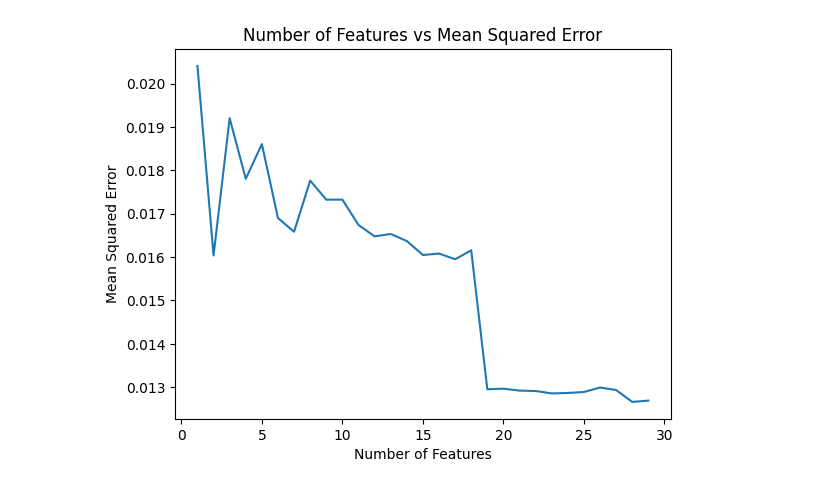
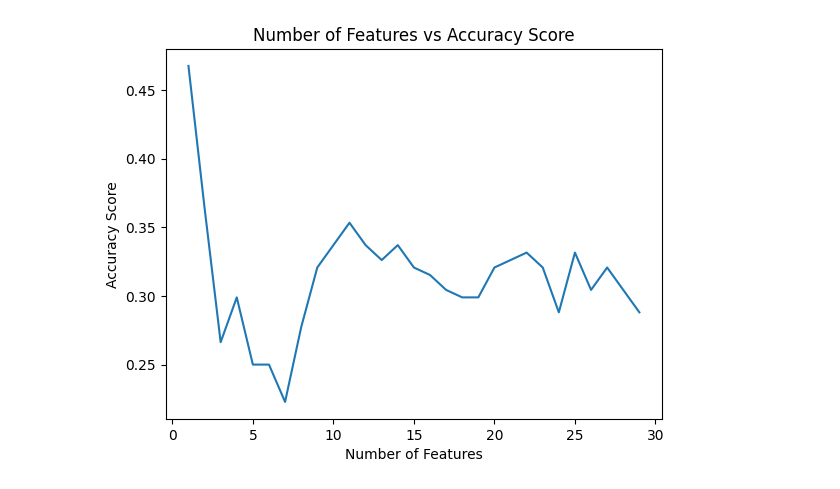
Before and after one commit to RaminKahidi/DAFT_CPSC_571, a Jupyter notebook: data_clean.ipynb, the cells around one changed output. Cells and saved outputs as stored; diff of their text form; code cells hidden in the pictures.

```diff
--- a/data_clean.ipynb
+++ b/data_clean.ipynb
@@ -11,6 +11,8 @@ data = pd.read_excel("data/Clinical_and_Other_Features.xlsx", skiprows=1)
 # skip the first row because it contains the units of the data
 data = data[~data.index.isin([0])]
 data.set_index("Patient ID", inplace=True)
+# only keep the first 47 columns (everything else happens after the MRI scan)
+data = data.iloc[:, :47]
 data
 # %% [output]
 |  | Days to MRI (From the Date of Dia... | Manufacturer | Manufacturer Model Name | Scan Options | Field Strength (Tesla) | ... |
@@ -33,7 +35,7 @@ data["Image Position of Patient (X)"] = data["Image Position of Patient"].str.sp
 data["Image Position of Patient (Y)"] = data["Image Position of Patient"].str.split("X").str[1]
 data["Image Position of Patient (Z)"] = data["Image Position of Patient"].str.split("X").str[2]
 
-data.drop(["Image Position of Patient", "Position", "Tumor Size (cm).1"], axis=1, inplace=True)
+data.drop(["Image Position of Patient", "Position"], axis=1, inplace=True)
 
 cont_cols = [
     'Days to MRI (From the Date of Diagnosis)',
@@ -54,9 +56,6 @@ cont_cols = [
     'Age at mammo (days)',
     'Tumor Size (cm)',
     'Date of Birth (Days)',
-    "Staging(Tumor Size)# [T]",
-    "Staging(Nodes)#(Nx replaced by -1)[N]",
-    "Staging(Metastasis)#(Mx -replaced by -1)[M]"
 ]
 
 disc_cols = data.columns[~data.columns.isin(cont_cols)]
@@ -138,0 +154,15 @@ mean_squared_error(y_test, y_pred)
+# %%
+# use recursive feature elimination, and plot a graph to see how the mse changes with the number of features
+from sklearn.feature_selection import RFE
+from concurrent.futures import ThreadPoolExecutor
+
+max_features = 30
+
+rfe = RFE(estimator=rf, n_features_to_select=max_features, step=0.005)
+rfe.fit(X_train, y_train)
+
+# get all the features in order of importance
+feature_importance = X.columns[rfe.support_]
+rf.fit(X_train[feature_importance], y_train)
+selected_features_score = pd.Series(rf.feature_importances_, index=feature_importance).sort_values(ascending=False)
+selected_features_score
@@ -139,23 +187,19 @@ mean_squared_error(y_test, y_pred)
 # %%
-# use recursive feature elimination, and plot a graph to see how the mse changes with the number of features
-from sklearn.feature_selection import RFE
-from concurrent.futures import ThreadPoolExecutor
+selected_features = selected_features_score.index
+def calculate_acc(n_features):
+    rf = RandomForestClassifier(n_estimators=1000, random_state=42)
+    rf.fit(X_train[selected_features[:n_features]], y_train)
+    y_pred = rf.predict(X_test[selected_features[:n_features]])
+    return accuracy_score(y_test, y_pred)
 
-def calculate_mse(i):
-    rfe = RFE(estimator=rf, n_features_to_select=i, step=0.05)
-    rfe.fit(X_train, y_train)
-    y_pred = rfe.predict(X_test)
-    return mean_squared_error(y_test, y_pred)
-
-max_features = 30
 mse = []
 with ThreadPoolExecutor() as executor:
-    mse = list(executor.map(calculate_mse, range(1, max_features)))
+    mse = list(executor.map(calculate_acc, range(1, max_features)))
 
 plt.plot(range(1, max_features), mse)
 plt.xlabel("Number of Features")
-plt.ylabel("Mean Squared Error")
-plt.title("Number of Features vs Mean Squared Error")
+plt.ylabel("Accuracy Score")
+plt.title("Number of Features vs Accuracy Score")
 plt.show()
 # %% [output]
-[figure, old version]
+[figure, new version]
```
Also changed, not shown: parts of 8 cells of this notebook, 2 other files.
